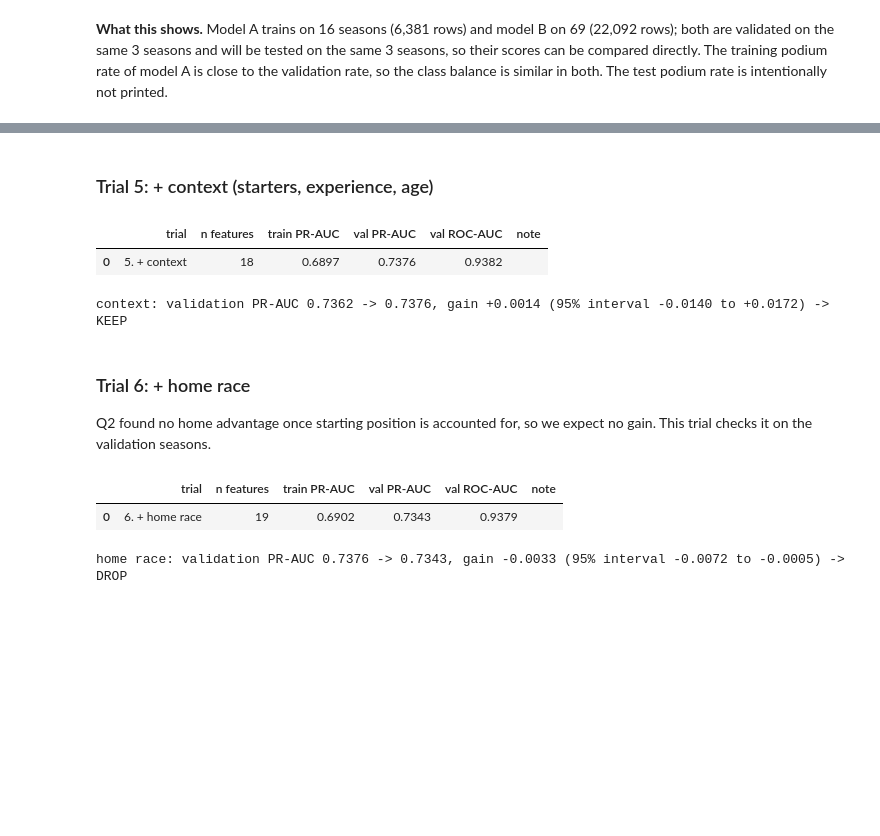
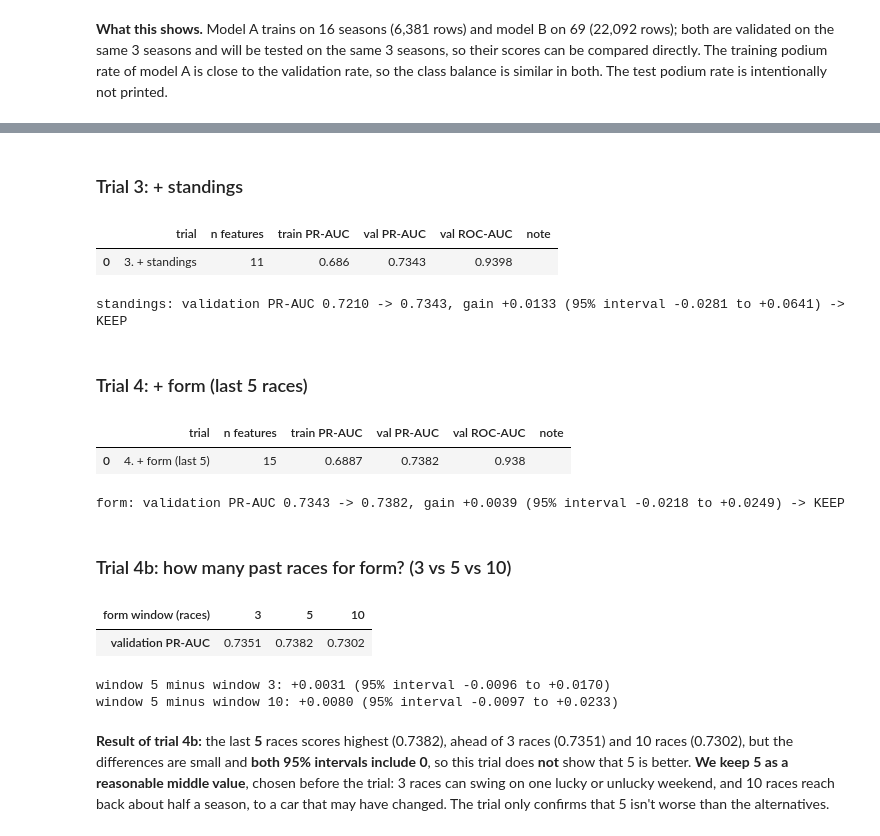
Before and after one commit to Farah-Essam/ACL-2, a Jupyter notebook: f1_podium_prediction.ipynb, the cells around one changed output, grey strips where cells are left out. Saved outputs shown, nothing was run; the diff lists cells and outputs as text; code cells hidden in the pictures; blank space fills up the shorter version.

```diff
--- a/f1_podium_prediction.ipynb
+++ b/f1_podium_prediction.ipynb
@@ -3553,15 +3704,0 @@ form: validation PR-AUC 0.7339 -> 0.7362, gain +0.0023 (95% interval -0.0230 to
-# %%
-base_wo_form = [c for c in current if c not in FEATURE_GROUPS["form"]]
-window_scores = {}
-for n in [3, 5, 10]:
-    f_n = form_features(n)
-    cols_n = [c for c in f_n.columns if c not in ("raceId", "driverId")]
-    tmp = feat.drop(columns=[c for c in feat.columns if c in cols_n]).merge(f_n, on=["raceId", "driverId"], how="left")
-    TRAIN_A_n = tmp[(tmp["split"] == "train") & (tmp["year"] >= MODEL_START_YEAR)]
-    VAL_n = tmp[tmp["split"] == "validation"]
-    model = make_pipeline(SimpleImputer(strategy="median", add_indicator=True), StandardScaler(), LogisticRegression(max_iter=5000))
-    model.fit(TRAIN_A_n[base_wo_form + cols_n].astype(float), TRAIN_A_n["podium"])
-    window_scores[n] = average_precision_score(VAL_n["podium"], model.predict_proba(VAL_n[base_wo_form + cols_n].astype(float))[:, 1])
-    TRIALS.append({"trial": f"4b. form window = last {n} races", "n features": len(base_wo_form + cols_n),
-                   "val PR-AUC": round(window_scores[n], 4), "note": "written trial: form window"})
-display(pd.Series(window_scores, name="validation PR-AUC").rename_axis("form window (races)").round(4).to_frame().T)
@@ -3573,23 +3705,50 @@ display(pd.Series(window_scores, name="validation PR-AUC").rename_axis("form win
+# %% [markdown]
+### Trial 3: + standings
+# %%
+s = run_trial("3. + standings", current + FEATURE_GROUPS["standings"])
+if decide("standings", best, s):
+    current, best = current + FEATURE_GROUPS["standings"], s
+# %% [output]
+|  | trial | n features | train PR-AUC | val PR-AUC | val ROC-AUC | note |
+| 0 | 3. + standings | 11 | 0.686 | 0.7343 | 0.9398 |  |
+standings: validation PR-AUC 0.7210 -> 0.7343, gain +0.0133 (95% interval -0.0281 to +0.0641) -> KEEP
+# %% [markdown]
+### Trial 4: + form (last 5 races)
+# %%
+s = run_trial(f"4. + form (last {FORM_WINDOW})", current + FEATURE_GROUPS["form"])
+if decide("form", best, s):
+    current, best = current + FEATURE_GROUPS["form"], s
+# %% [output]
+|  | trial | n features | train PR-AUC | val PR-AUC | val ROC-AUC | note |
+| 0 | 4. + form (last 5) | 15 | 0.6887 | 0.7382 | 0.938 |  |
+form: validation PR-AUC 0.7343 -> 0.7382, gain +0.0039 (95% interval -0.0218 to +0.0249) -> KEEP
 # %% [markdown]
-### Trial 5: + context (starters, experience, age)
+### Trial 4b: how many past races for form? (3 vs 5 vs 10)
 # %%
-context_core = ["n_starters", "drv_experience", "drv_age"]
-s = run_trial("5. + context", current + context_core)
-if decide("context", best, s):
-    current, best = current + context_core, s
+base_wo_form = [c for c in current if c not in FEATURE_GROUPS["form"]]
+window_scores = {}
+for n in [3, 5, 10]:
+    f_n = form_features(n)
+    cols_n = [c for c in f_n.columns if c not in ("raceId", "driverId")]
+    tmp = feat.drop(columns=[c for c in feat.columns if c in cols_n]).merge(f_n, on=["raceId", "driverId"], how="left")
+    TRAIN_A_n = tmp[(tmp["split"] == "train") & (tmp["year"] >= MODEL_START_YEAR)]
+    VAL_n = tmp[tmp["split"] == "validation"]
+    model = make_pipeline(SimpleImputer(strategy="median", add_indicator=True), StandardScaler(), LogisticRegression(max_iter=5000))
+    model.fit(TRAIN_A_n[base_wo_form + cols_n].astype(float), TRAIN_A_n["podium"])
+    assert (VAL_n["raceId"].to_numpy() == val_race).all()          # same validation rows, same order
+    PREDS[f"4b. window {n}"] = model.predict_proba(VAL_n[base_wo_form + cols_n].astype(float))[:, 1]
+    window_scores[n] = average_precision_score(VAL_n["podium"], PREDS[f"4b. window {n}"])
+    TRIALS.append({"trial": f"4b. form window = last {n} races", "n features": len(base_wo_form + cols_n),
+                   "val PR-AUC": round(window_scores[n], 4), "note": "written trial: form window"})
+display(pd.Series(window_scores, name="validation PR-AUC").rename_axis("form window (races)").round(4).to_frame().T)
+for other in [3, 10]:
+    lo, hi = gain_interval(f"4b. window {other}", f"4b. window {FORM_WINDOW}")
+    print(f"window {FORM_WINDOW} minus window {other}: {window_scores[FORM_WINDOW] - window_scores[other]:+.4f} "
+          f"(95% interval {lo:+.4f} to {hi:+.4f})")
 # %% [output]
-|  | trial | n features | train PR-AUC | val PR-AUC | val ROC-AUC | note |
-| 0 | 5. + context | 18 | 0.6897 | 0.7376 | 0.9382 |  |
+| form window (races) | 3 | 5 | 10 |
+| validation PR-AUC | 0.7351 | 0.7382 | 0.7302 |
-context: validation PR-AUC 0.7362 -> 0.7376, gain +0.0014 (95% interval -0.0140 to +0.0172) -> KEEP
+window 5 minus window 3: +0.0031 (95% interval -0.0096 to +0.0170)
+window 5 minus window 10: +0.0080 (95% interval -0.0097 to +0.0233)
 # %% [markdown]
-### Trial 6: + home race
-
-Q2 found no home advantage once starting position is accounted for, so we expect no gain. This trial checks it on the validation seasons.
+**Result of trial 4b:** the last **5** races scores highest (0.7382), ahead of 3 races (0.7351) and 10 races (0.7302), but the differences are small and **both 95% intervals include 0**, so this trial does **not** show that 5 is better. **We keep 5 as a reasonable middle value**, chosen before the trial: 3 races can swing on one lucky or unlucky weekend, and 10 races reach back about half a season, to a car that may have changed. The trial only confirms that 5 isn't worse than the alternatives.
-# %%
-s = run_trial("6. + home race", current + ["home_race"])
-if decide("home race", best, s):
-    current, best = current + ["home_race"], s
-# %% [output]
-|  | trial | n features | train PR-AUC | val PR-AUC | val ROC-AUC | note |
-| 0 | 6. + home race | 19 | 0.6902 | 0.7343 | 0.9379 |  |
-home race: validation PR-AUC 0.7376 -> 0.7343, gain -0.0033 (95% interval -0.0072 to -0.0005) -> DROP
```
Also changed, not shown: parts of 75 cells of this notebook, 3 other files.
